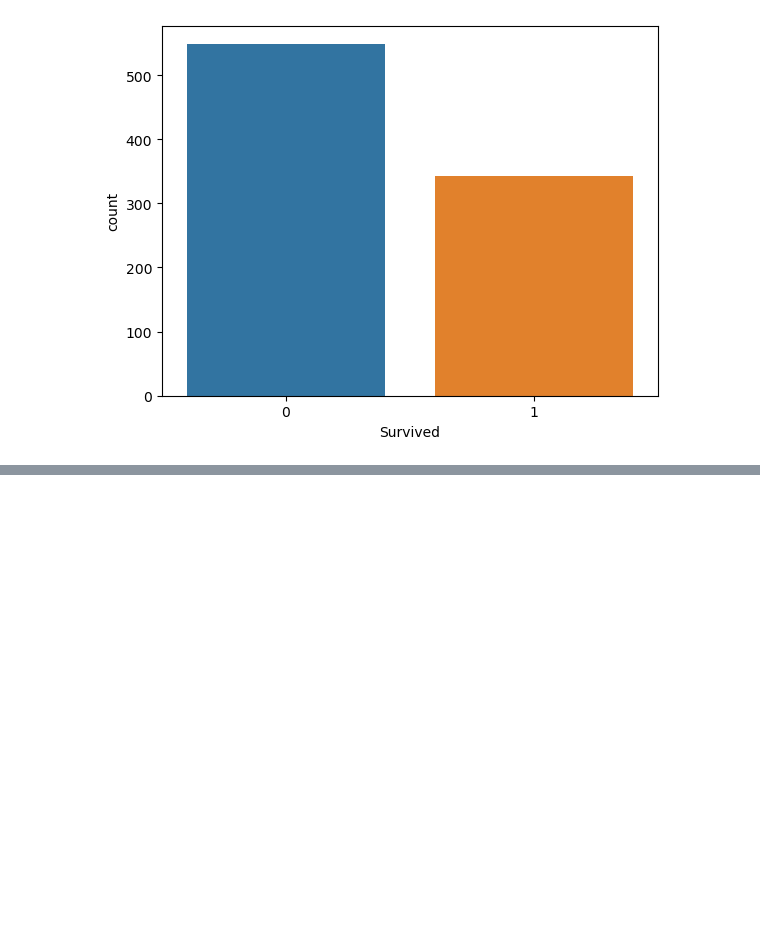
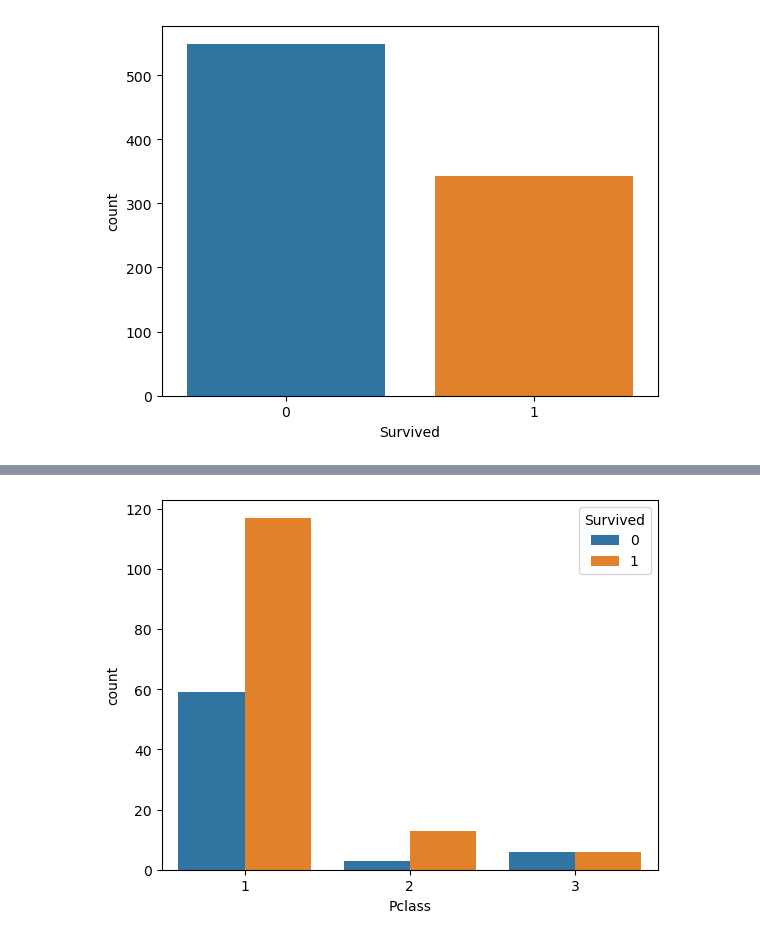
Before and after one commit to sajacaros/bootcamp_playground, a Jupyter notebook: 김용담강사/2. EDA Hands-on/2. 타이타닉 생존자 예측 EDA.ipynb, the cells around one changed output, grey strips where cells are left out. Saved outputs shown, nothing was run; the diff lists cells and outputs as text; code cells hidden in the pictures; blank space fills up the shorter version.

```diff
--- a/김용담강사/2. EDA Hands-on/2. 타이타닉 생존자 예측 EDA.ipynb
+++ b/김용담강사/2. EDA Hands-on/2. 타이타닉 생존자 예측 EDA.ipynb
@@ -239,0 +263,3 @@ plt.show()
+# %%
+cabin = titanic.loc[~cabin_cond]
+cabin.describe()
@@ -239,0 +285,5 @@ plt.show()
+# %%
+sns.countplot(data=cabin, x='Pclass', hue='Survived')
+plt.show()
+# %% [output]
+[figure, added]
```
Also changed, not shown: parts of 24 cells of this notebook.
